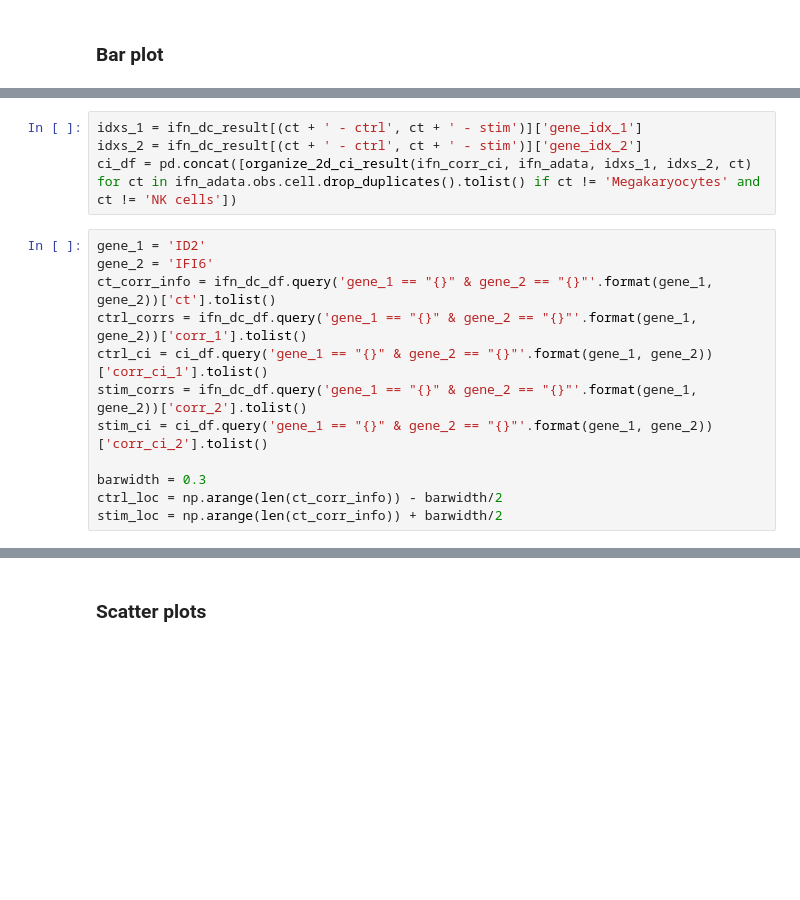
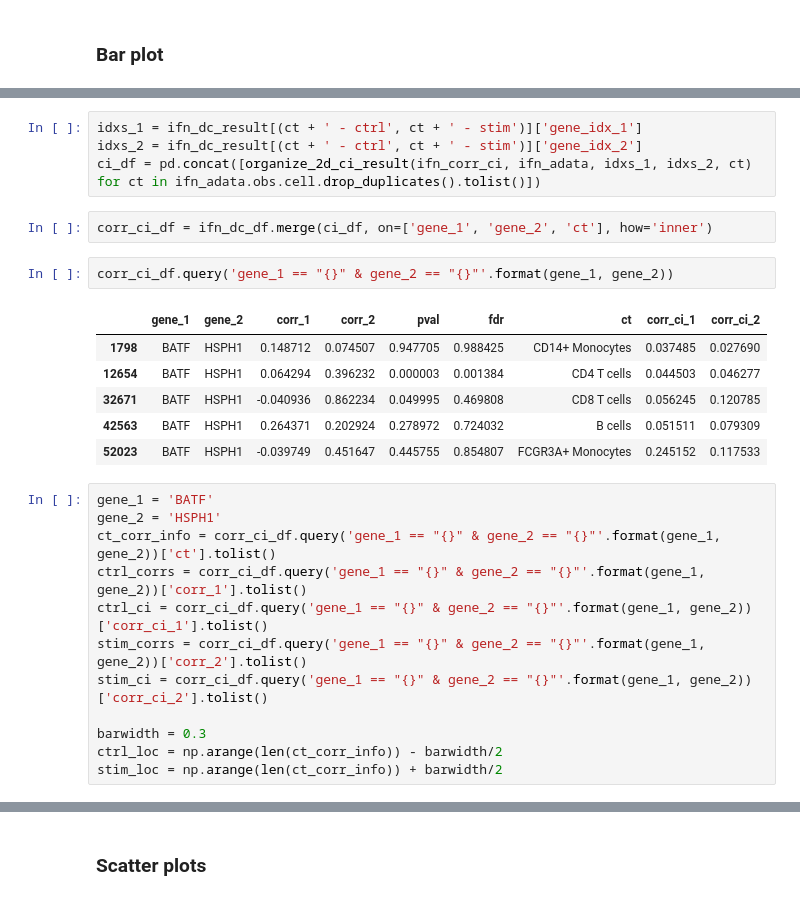
Before and after one commit to yelabucsf/scrna-parameter-estimation, a Jupyter notebook: examples/interferon_stimulation/interferon_2d_analysis.ipynb, the cells around one changed output, grey strips where cells are left out. Cells and saved outputs as stored; diff of their text form; blank space fills up the shorter version.

```diff
--- a/examples/interferon_stimulation/interferon_2d_analysis.ipynb
+++ b/examples/interferon_stimulation/interferon_2d_analysis.ipynb
@@ -158,15 +163,26 @@ ifn_dc_df.query('gene_1 == "ID2" & gene_2 == "IFI6"')
 # %%
 idxs_1 = ifn_dc_result[(ct + ' - ctrl', ct + ' - stim')]['gene_idx_1']
 idxs_2 = ifn_dc_result[(ct + ' - ctrl', ct + ' - stim')]['gene_idx_2']
-ci_df = pd.concat([organize_2d_ci_result(ifn_corr_ci, ifn_adata, idxs_1, idxs_2, ct) for ct in ifn_adata.obs.cell.drop_duplicates().tolist() if ct != 'Megakaryocytes' and ct != 'NK cells'])
+ci_df = pd.concat([organize_2d_ci_result(ifn_corr_ci, ifn_adata, idxs_1, idxs_2, ct) for ct in ifn_adata.obs.cell.drop_duplicates().tolist()])
+# %%
+corr_ci_df = ifn_dc_df.merge(ci_df, on=['gene_1', 'gene_2', 'ct'], how='inner')
+# %%
+corr_ci_df.query('gene_1 == "{}" & gene_2 == "{}"'.format(gene_1, gene_2))
+# %% [output]
+|  | gene_1 | gene_2 | corr_1 | corr_2 | pval | fdr | ct | corr_ci_1 | corr_ci_2 |
+| 1798 | BATF | HSPH1 | 0.148712 | 0.074507 | 0.947705 | 0.988425 | CD14+ Monocytes | 0.037485 | 0.027690 |
+| 12654 | BATF | HSPH1 | 0.064294 | 0.396232 | 0.000003 | 0.001384 | CD4 T cells | 0.044503 | 0.046277 |
+| 32671 | BATF | HSPH1 | -0.040936 | 0.862234 | 0.049995 | 0.469808 | CD8 T cells | 0.056245 | 0.120785 |
+| 42563 | BATF | HSPH1 | 0.264371 | 0.202924 | 0.278972 | 0.724032 | B cells | 0.051511 | 0.079309 |
+| 52023 | BATF | HSPH1 | -0.039749 | 0.451647 | 0.445755 | 0.854807 | FCGR3A+ Monocytes | 0.245152 | 0.117533 |
 # %%
-gene_1 = 'ID2'
-gene_2 = 'IFI6'
-ct_corr_info = ifn_dc_df.query('gene_1 == "{}" & gene_2 == "{}"'.format(gene_1, gene_2))['ct'].tolist()
-ctrl_corrs = ifn_dc_df.query('gene_1 == "{}" & gene_2 == "{}"'.format(gene_1, gene_2))['corr_1'].tolist()
-ctrl_ci = ci_df.query('gene_1 == "{}" & gene_2 == "{}"'.format(gene_1, gene_2))['corr_ci_1'].tolist()
-stim_corrs = ifn_dc_df.query('gene_1 == "{}" & gene_2 == "{}"'.format(gene_1, gene_2))['corr_2'].tolist()
-stim_ci = ci_df.query('gene_1 == "{}" & gene_2 == "{}"'.format(gene_1, gene_2))['corr_ci_2'].tolist()
+gene_1 = 'BATF'
+gene_2 = 'HSPH1'
+ct_corr_info = corr_ci_df.query('gene_1 == "{}" & gene_2 == "{}"'.format(gene_1, gene_2))['ct'].tolist()
+ctrl_corrs = corr_ci_df.query('gene_1 == "{}" & gene_2 == "{}"'.format(gene_1, gene_2))['corr_1'].tolist()
+ctrl_ci = corr_ci_df.query('gene_1 == "{}" & gene_2 == "{}"'.format(gene_1, gene_2))['corr_ci_1'].tolist()
+stim_corrs = corr_ci_df.query('gene_1 == "{}" & gene_2 == "{}"'.format(gene_1, gene_2))['corr_2'].tolist()
+stim_ci = corr_ci_df.query('gene_1 == "{}" & gene_2 == "{}"'.format(gene_1, gene_2))['corr_ci_2'].tolist()
 
 barwidth = 0.3
 ctrl_loc = np.arange(len(ct_corr_info)) - barwidth/2
```
Also changed, not shown: parts of 16 cells of this notebook, 4 other files.
